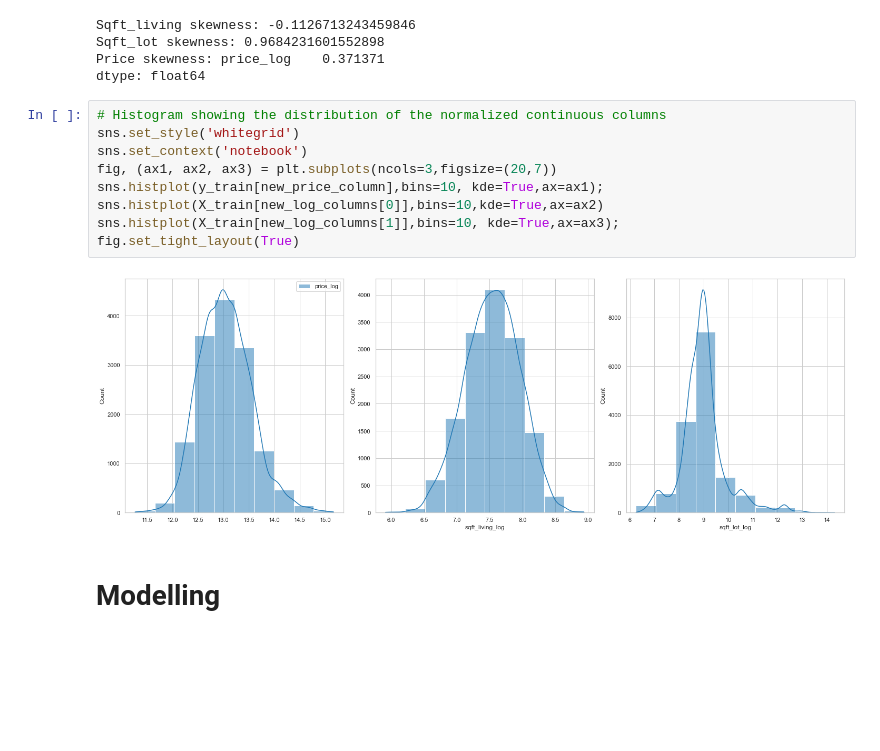
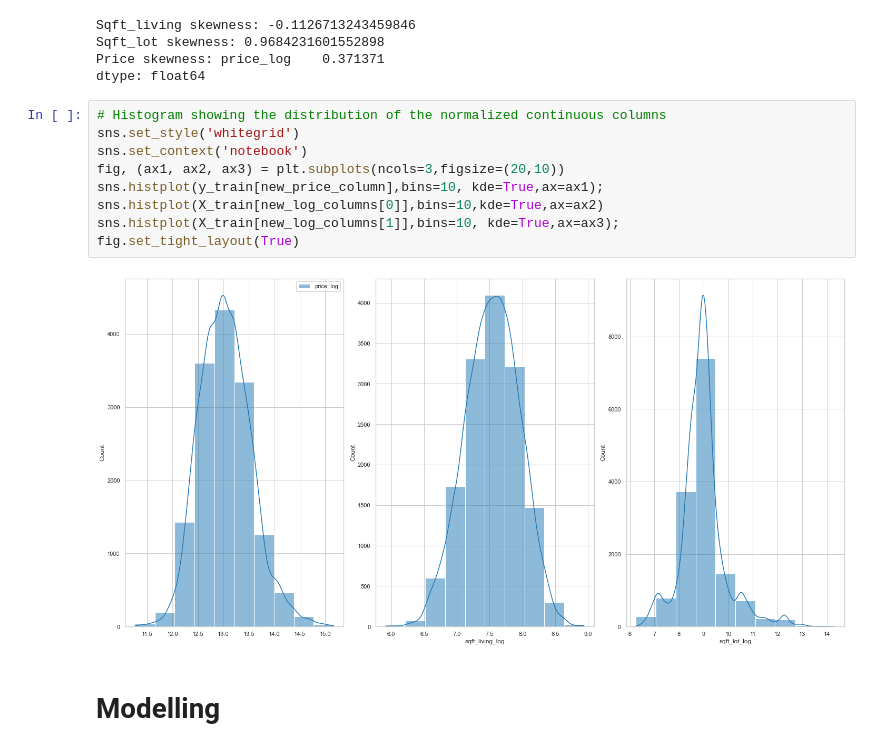
Before and after one commit to FridahKimathi/House-Sales-in-King-County-Washington-USA, a Jupyter notebook: index.ipynb, the cells around one changed output. Saved outputs shown, nothing was run; the diff lists cells and outputs as text; blank space fills up the shorter version.

```diff
--- a/index.ipynb
+++ b/index.ipynb
@@ -529,14 +526,14 @@ dtype: float64
 # %%
 # Histogram showing the distribution of the normalized continuous columns
 sns.set_style('whitegrid')
 sns.set_context('notebook')
-fig, (ax1, ax2, ax3) = plt.subplots(ncols=3,figsize=(20,7))
+fig, (ax1, ax2, ax3) = plt.subplots(ncols=3,figsize=(20,10))
 sns.histplot(y_train[new_price_column],bins=10, kde=True,ax=ax1);
 sns.histplot(X_train[new_log_columns[0]],bins=10,kde=True,ax=ax2)
 sns.histplot(X_train[new_log_columns[1]],bins=10, kde=True,ax=ax3);
 fig.set_tight_layout(True)
 # %% [output]
-[figure, old version]
+[figure, new version]
 # %% [markdown]
 # **Modelling**
 # %%
```
Also changed, not shown: parts of 8 cells of this notebook, 8 other files.
